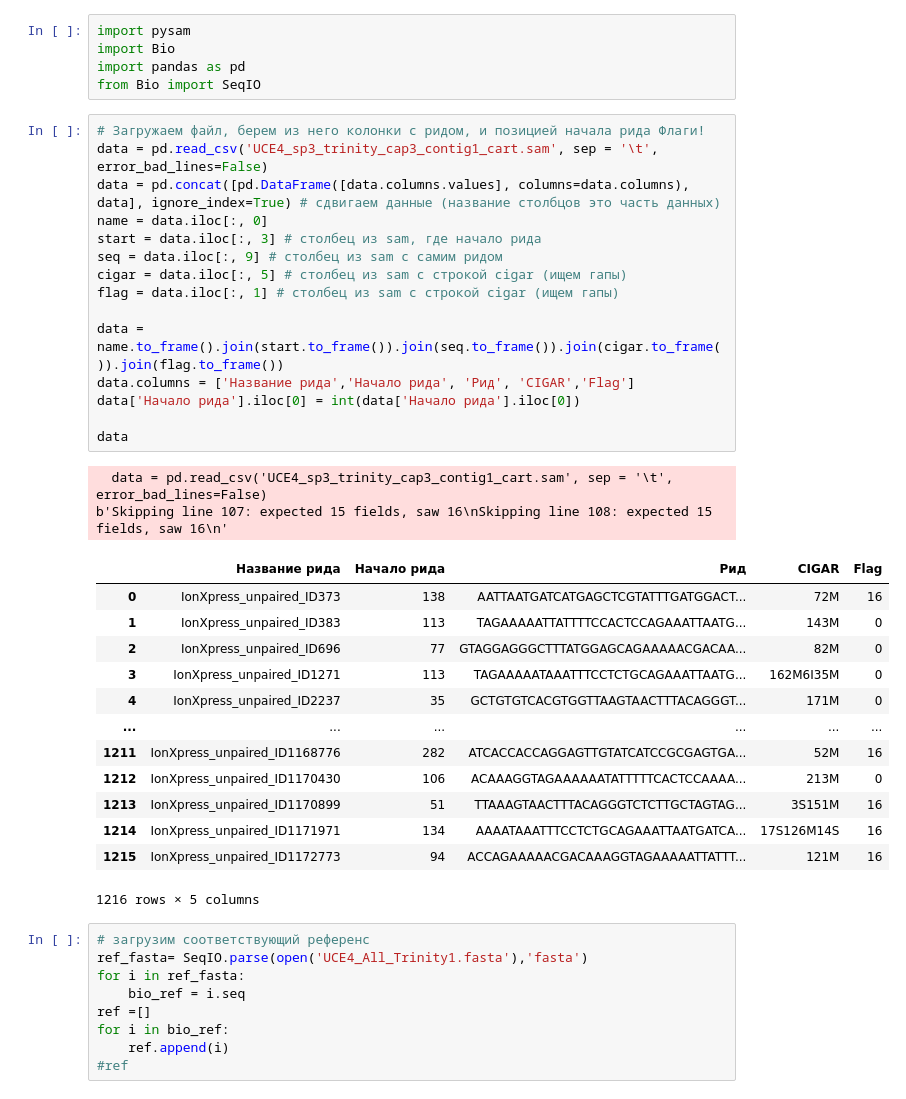
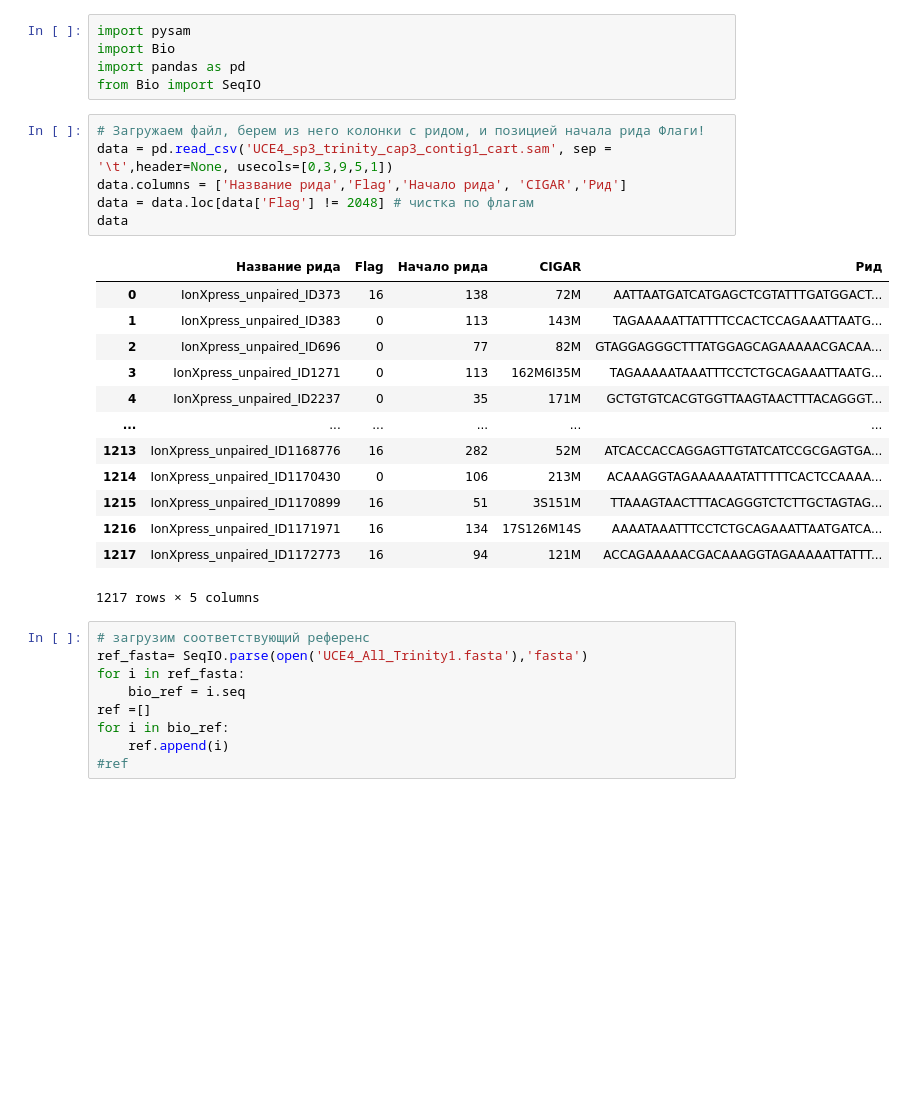
Before and after one commit to serlina1624/Sirius-master, a Jupyter notebook: Скрипт.ipynb, the cells around one changed output. Cells and saved outputs as stored; diff of their text form; blank space fills up the shorter version.

```diff
--- a/Скрипт.ipynb
+++ b/Скрипт.ipynb
@@ -95,35 +70,24 @@ import pandas as pd
 from Bio import SeqIO
 # %%
 # Загружаем файл, берем из него колонки с ридом, и позицией начала рида Флаги!
-data = pd.read_csv('UCE4_sp3_trinity_cap3_contig1_cart.sam', sep = '\t', error_bad_lines=False)
-data = pd.concat([pd.DataFrame([data.columns.values], columns=data.columns), data], ignore_index=True) # сдвигаем данные (название столбцов это часть данных)
-name = data.iloc[:, 0]
-start = data.iloc[:, 3] # столбец из sam, где начало рида
-seq = data.iloc[:, 9] # столбец из sam c самим ридом
-cigar = data.iloc[:, 5] # столбец из sam с строкой cigar (ищем гапы)
-flag = data.iloc[:, 1] # столбец из sam с строкой cigar (ищем гапы)
-
-data =  name.to_frame().join(start.to_frame()).join(seq.to_frame()).join(cigar.to_frame()).join(flag.to_frame())
-data.columns = ['Название рида','Начало рида', 'Рид', 'CIGAR','Flag']
-data['Начало рида'].iloc[0] = int(data['Начало рида'].iloc[0])
-
+data = pd.read_csv('UCE4_sp3_trinity_cap3_contig1_cart.sam', sep = '\t',header=None, usecols=[0,3,9,5,1])
+data.columns = ['Название рида','Flag','Начало рида', 'CIGAR','Рид']
+data = data.loc[data['Flag'] != 2048] # чистка по флагам
 data
 # %% [output]
+|  | Название рида | Flag | Начало рида | CIGAR | Рид |
+| 0 | IonXpress_unpaired_ID373 | 16 | 138 | 72M | AATTAATGATCATGAGCTCGTATTTGATGGACT... |
+| 1 | IonXpress_unpaired_ID383 | 0 | 113 | 143M | TAGAAAAATTATTTTCCACTCCAGAAATTAATG... |
+| 2 | IonXpress_unpaired_ID696 | 0 | 77 | 82M | GTAGGAGGGCTTTATGGAGCAGAAAAACGACAA... |
+| 3 | IonXpress_unpaired_ID1271 | 0 | 113 | 162M6I35M | TAGAAAAATAAATTTCCTCTGCAGAAATTAATG... |
+| 4 | IonXpress_unpaired_ID2237 | 0 | 35 | 171M | GCTGTGTCACGTGGTTAAGTAACTTTACAGGGT... |
+| ... | ... | ... | ... | ... | ... |
+| 1213 | IonXpress_unpaired_ID1168776 | 16 | 282 | 52M | ATCACCACCAGGAGTTGTATCATCCGCGAGTGA... |
+| 1214 | IonXpress_unpaired_ID1170430 | 0 | 106 | 213M | ACAAAGGTAGAAAAAATATTTTTCACTCCAAAA... |
+| 1215 | IonXpress_unpaired_ID1170899 | 16 | 51 | 3S151M | TTAAAGTAACTTTACAGGGTCTCTTGCTAGTAG... |
+| 1216 | IonXpress_unpaired_ID1171971 | 16 | 134 | 17S126M14S | AAAATAAATTTCCTCTGCAGAAATTAATGATCA... |
+| 1217 | IonXpress_unpaired_ID1172773 | 16 | 94 | 121M | ACCAGAAAAACGACAAAGGTAGAAAAATTATTT... |
-  data = pd.read_csv('UCE4_sp3_trinity_cap3_contig1_cart.sam', sep = '\t', error_bad_lines=False)
-b'Skipping line 107: expected 15 fields, saw 16\nSkipping line 108: expected 15 fields, saw 16\n'
+1217 rows × 5 columns
-|  | Название рида | Начало рида | Рид | CIGAR | Flag |
-| 0 | IonXpress_unpaired_ID373 | 138 | AATTAATGATCATGAGCTCGTATTTGATGGACT... | 72M | 16 |
-| 1 | IonXpress_unpaired_ID383 | 113 | TAGAAAAATTATTTTCCACTCCAGAAATTAATG... | 143M | 0 |
-| 2 | IonXpress_unpaired_ID696 | 77 | GTAGGAGGGCTTTATGGAGCAGAAAAACGACAA... | 82M | 0 |
-| 3 | IonXpress_unpaired_ID1271 | 113 | TAGAAAAATAAATTTCCTCTGCAGAAATTAATG... | 162M6I35M | 0 |
-| 4 | IonXpress_unpaired_ID2237 | 35 | GCTGTGTCACGTGGTTAAGTAACTTTACAGGGT... | 171M | 0 |
-| ... | ... | ... | ... | ... | ... |
-| 1211 | IonXpress_unpaired_ID1168776 | 282 | ATCACCACCAGGAGTTGTATCATCCGCGAGTGA... | 52M | 16 |
-| 1212 | IonXpress_unpaired_ID1170430 | 106 | ACAAAGGTAGAAAAAATATTTTTCACTCCAAAA... | 213M | 0 |
-| 1213 | IonXpress_unpaired_ID1170899 | 51 | TTAAAGTAACTTTACAGGGTCTCTTGCTAGTAG... | 3S151M | 16 |
-| 1214 | IonXpress_unpaired_ID1171971 | 134 | AAAATAAATTTCCTCTGCAGAAATTAATGATCA... | 17S126M14S | 16 |
-| 1215 | IonXpress_unpaired_ID1172773 | 94 | ACCAGAAAAACGACAAAGGTAGAAAAATTATTT... | 121M | 16 |
-1216 rows × 5 columns
 # %%
 # загрузим соответствующий референс
 ref_fasta= SeqIO.parse(open('UCE4_All_Trinity1.fasta'),'fasta')
```
Also changed, not shown: parts of 8 cells of this notebook, 1 other file.
